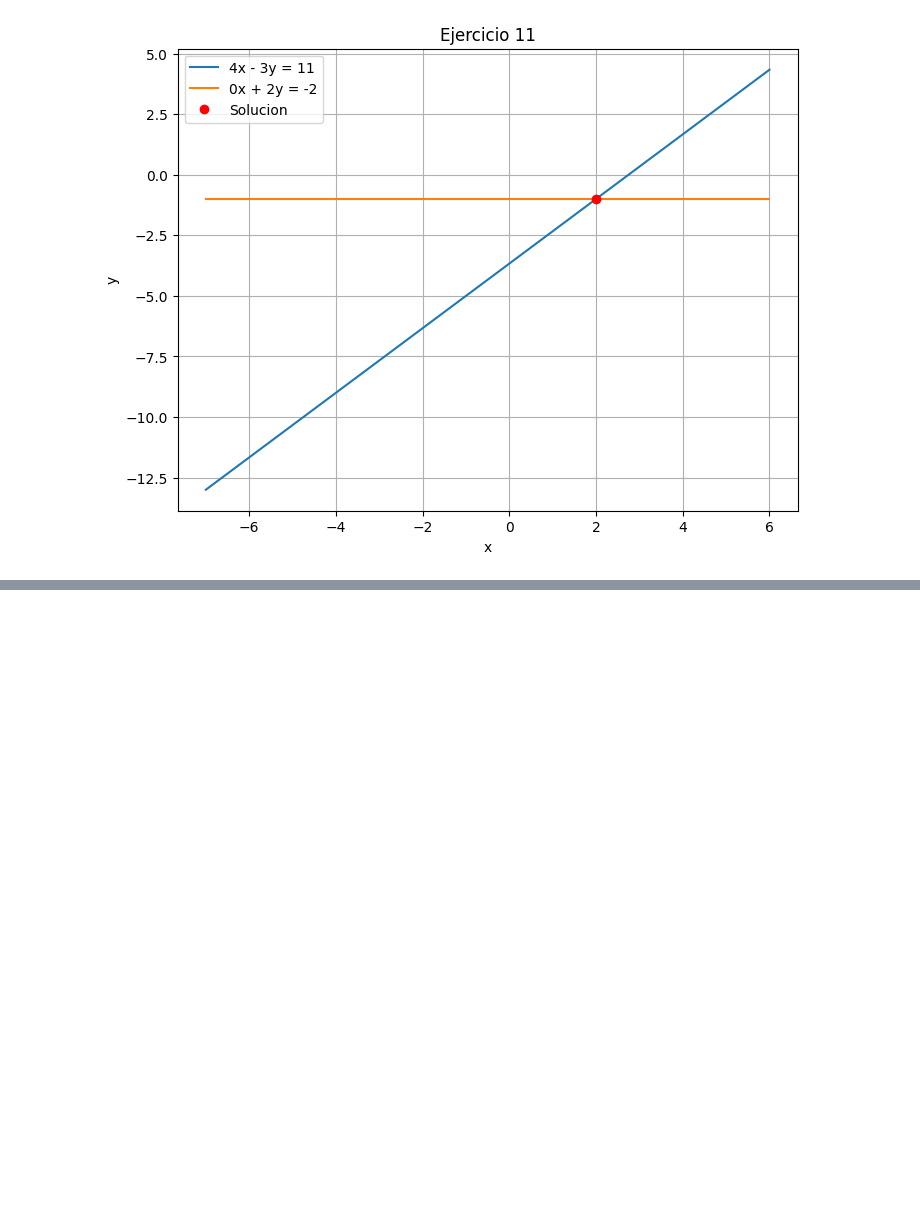
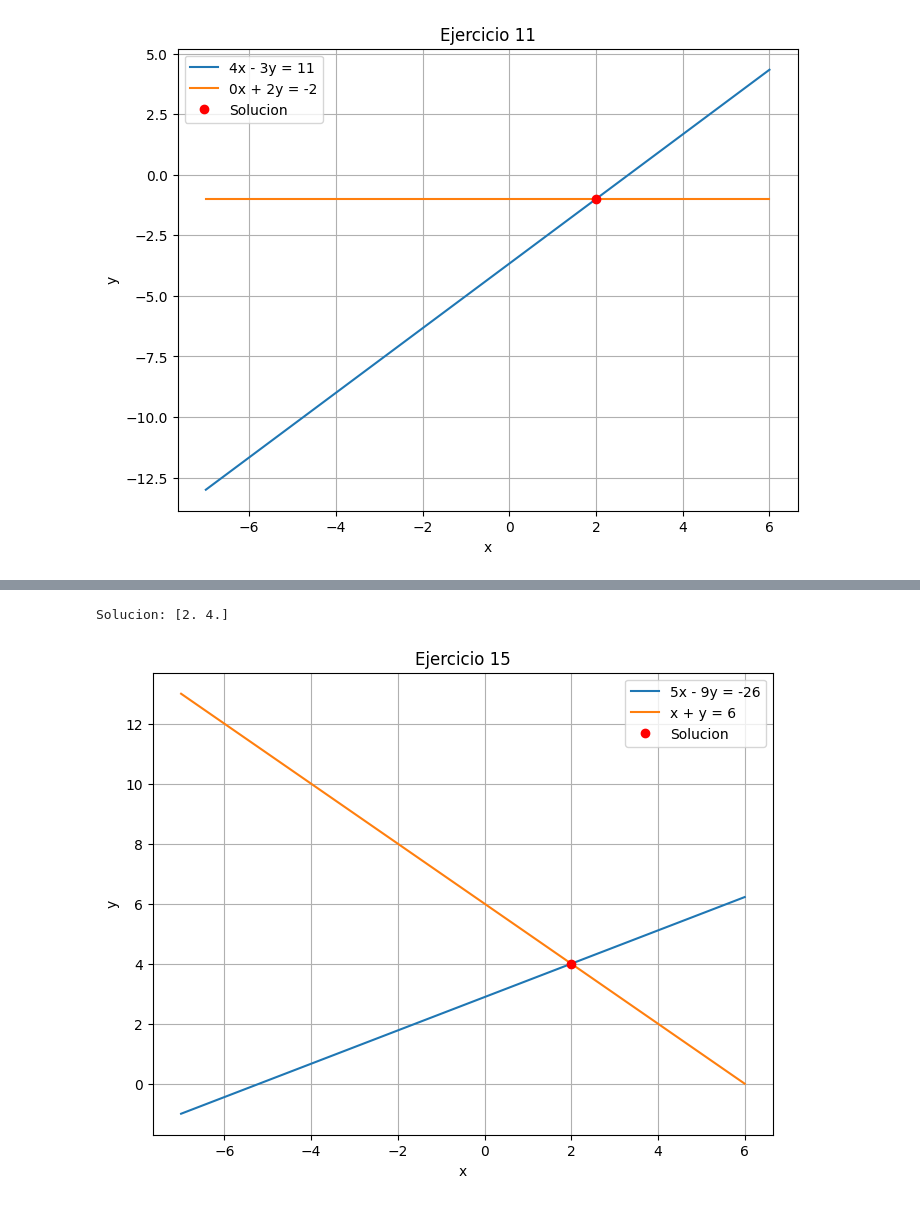
Before and after one commit to antonyYG/ejercicios_ecuaciones, a Jupyter notebook: Ejercicios_ecuaciones.ipynb, the cells around one changed output, grey strips where cells are left out. Saved outputs shown, nothing was run; the diff lists cells and outputs as text; code cells hidden in the pictures; blank space fills up the shorter version.

```diff
--- a/Ejercicios_ecuaciones.ipynb
+++ b/Ejercicios_ecuaciones.ipynb
@@ -709,0 +805,33 @@ Solucion: [ 2. -1.]
+# %%
+#Ejercicio 15
+
+a = np.array([
+    [5,-9],
+    [1,1]
+])
+b = np.array([-26,6])
+
+x_solucion = np.linalg.solve(a,b)
+print("Solucion:", x_solucion)
+
+
+x_valor = np.linspace(-7, 6, 100)
+
+y1_valor = (-26 - 5 * x_valor)/-9
+
+y2_valor = (6 - 1 * x_valor)
+
+plt.figure(figsize=(8,6))
+plt.plot(x_valor, y1_valor, label='5x - 9y = -26')
+plt.plot(x_valor, y2_valor, label='x + y = 6')
+plt.plot(x_solucion[0], x_solucion[1], 'ro', label='Solucion')
+plt.xlabel('x')
+plt.ylabel('y')
+plt.title('Ejercicio 15')
+plt.legend()
+plt.grid(True)
+plt.show()
+plt.close()
+# %% [output]
+Solucion: [2. 4.]
+[figure, added]
```
Also changed, not shown: parts of 4 cells of this notebook.
